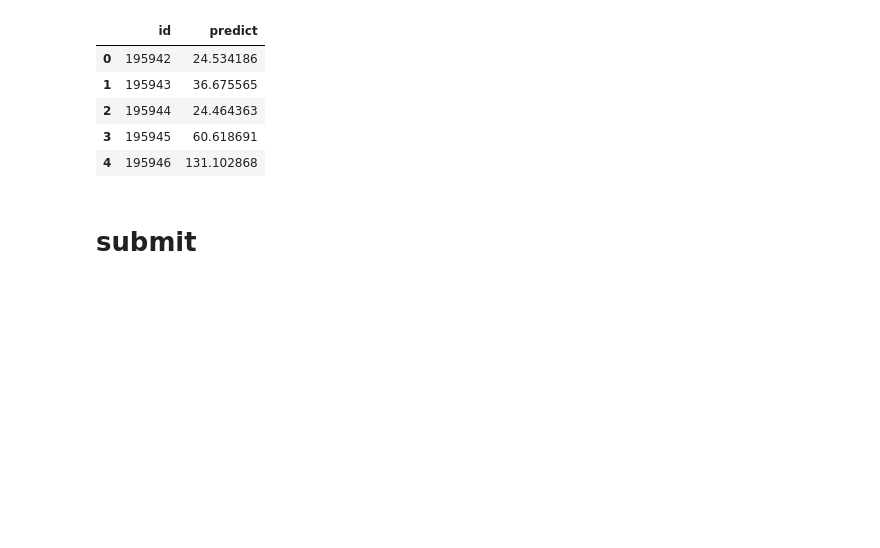
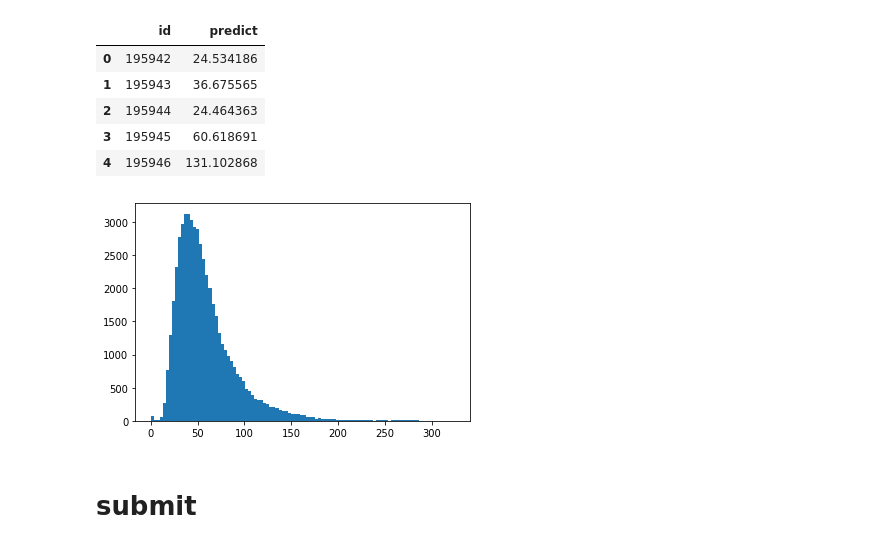
Before and after one commit to seven320/air_pollutants, a Jupyter notebook: FP027_22.ipynb, the cells around one changed output. Drawn from its saved outputs; the diff is of its cells as text; code cells hidden in the pictures; blank space fills up the shorter version.

```diff
--- a/FP027_22.ipynb
+++ b/FP027_22.ipynb
@@ -977,6 +973,11 @@ sample_df.head()
 | 4 | 195946 | 131.102868 |
 # %%
 sample_df.to_csv(os.path.join(SUB_DIR, "submission.csv"), index= False, header = False)
+# %%
+plt.hist(sample_df["predict"], bins = 100)
+plt.show()
+# %% [output]
+[figure, added]
 # %% [markdown]
 # submit
 # %%
```
Also changed, not shown: parts of 1 cell of this notebook.
